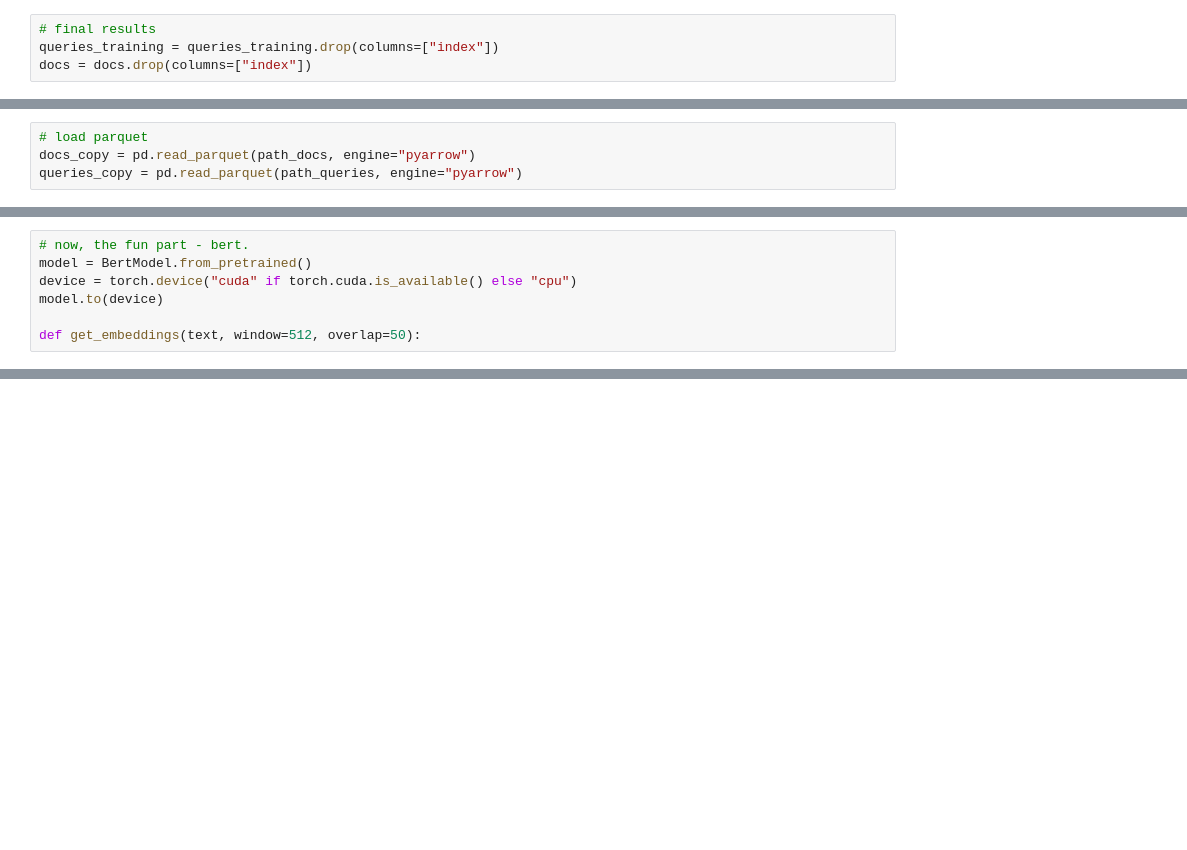
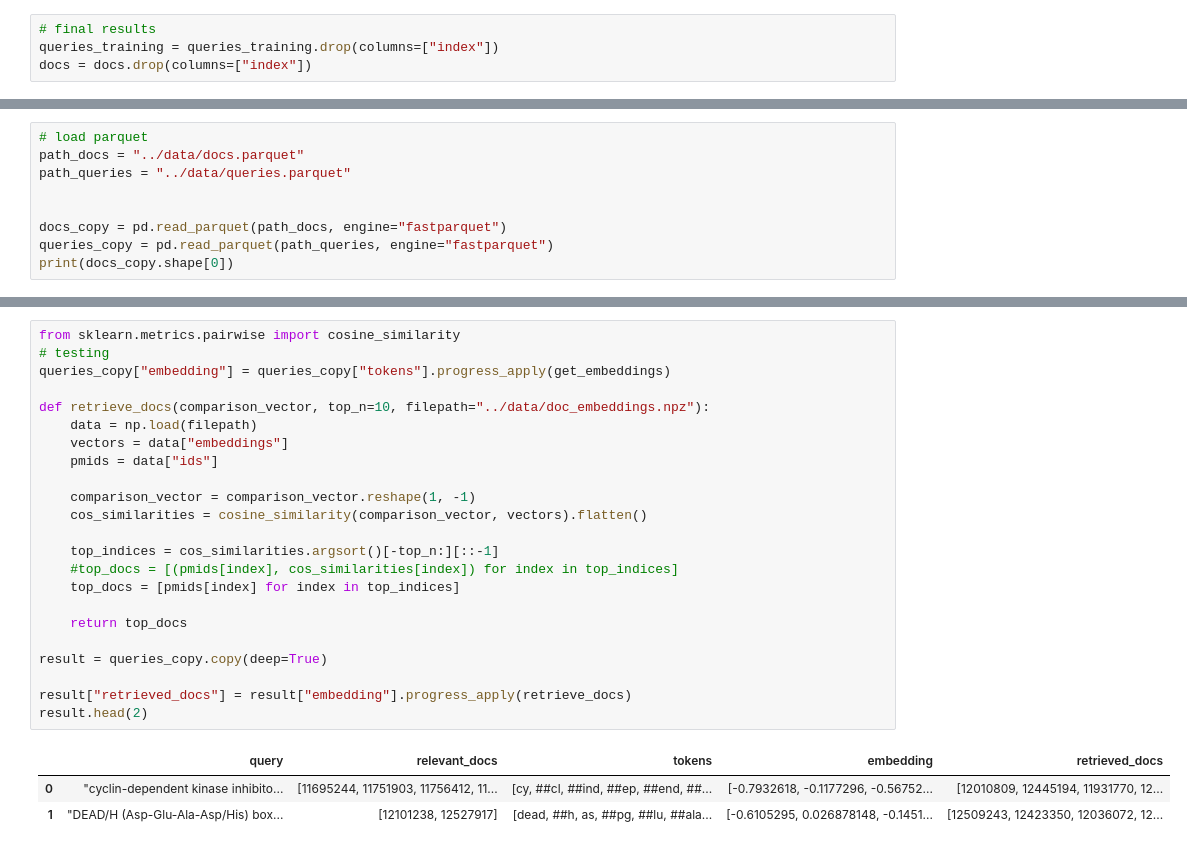
Before and after one commit to Lolya-cloud/fir-project, a Jupyter notebook: scripts/info-retrieval.ipynb, the cells around one changed output, grey strips where cells are left out. Saved outputs shown, nothing was run; the diff lists cells and outputs as text; blank space fills up the shorter version.

```diff
--- a/scripts/info-retrieval.ipynb
+++ b/scripts/info-retrieval.ipynb
@@ -238,5 +247,10 @@ save_parquet(docs_copy, path_docs)
 save_parquet(queries_copy, path_queries)
 # %%
 # load parquet
-docs_copy = pd.read_parquet(path_docs, engine="pyarrow")
-queries_copy = pd.read_parquet(path_queries, engine="pyarrow")
+path_docs = "../data/docs.parquet"
+path_queries = "../data/queries.parquet"
+
+
+docs_copy = pd.read_parquet(path_docs, engine="fastparquet")
+queries_copy = pd.read_parquet(path_queries, engine="fastparquet")
+print(docs_copy.shape[0])
@@ -243,7 +258,0 @@ queries_copy = pd.read_parquet(path_queries, engine="pyarrow")
-# %%
-# now, the fun part - bert.
-model = BertModel.from_pretrained()
-device = torch.device("cuda" if torch.cuda.is_available() else "cpu")
-model.to(device)
-
-def get_embeddings(text, window=512, overlap=50):
@@ -256,0 +301,27 @@ def get_embeddings(text, window=512, overlap=50):
+# %%
+from sklearn.metrics.pairwise import cosine_similarity
+# testing
+queries_copy["embedding"] = queries_copy["tokens"].progress_apply(get_embeddings)
+
+def retrieve_docs(comparison_vector, top_n=10, filepath="../data/doc_embeddings.npz"):
+    data = np.load(filepath)
+    vectors = data["embeddings"]
+    pmids = data["ids"]
+
+    comparison_vector = comparison_vector.reshape(1, -1)
+    cos_similarities = cosine_similarity(comparison_vector, vectors).flatten()
+
+    top_indices = cos_similarities.argsort()[-top_n:][::-1]
+    #top_docs = [(pmids[index], cos_similarities[index]) for index in top_indices]
+    top_docs = [pmids[index] for index in top_indices]
+
+    return top_docs
+
+result = queries_copy.copy(deep=True)
+
+result["retrieved_docs"] = result["embedding"].progress_apply(retrieve_docs)
+result.head(2)
+# %% [output]
+|  | query | relevant_docs | tokens | embedding | retrieved_docs |
+| 0 | "cyclin-dependent kinase inhibito... | [11695244, 11751903, 11756412, 11... | [cy, ##cl, ##ind, ##ep, ##end, ##... | [-0.7932618, -0.1177296, -0.56752... | [12010809, 12445194, 11931770, 12... |
+| 1 | "DEAD/H (Asp-Glu-Ala-Asp/His) box... | [12101238, 12527917] | [dead, ##h, as, ##pg, ##lu, ##ala... | [-0.6105295, 0.026878148, -0.1451... | [12509243, 12423350, 12036072, 12... |
```
Also changed, not shown: parts of 18 cells of this notebook, 2 other files.
